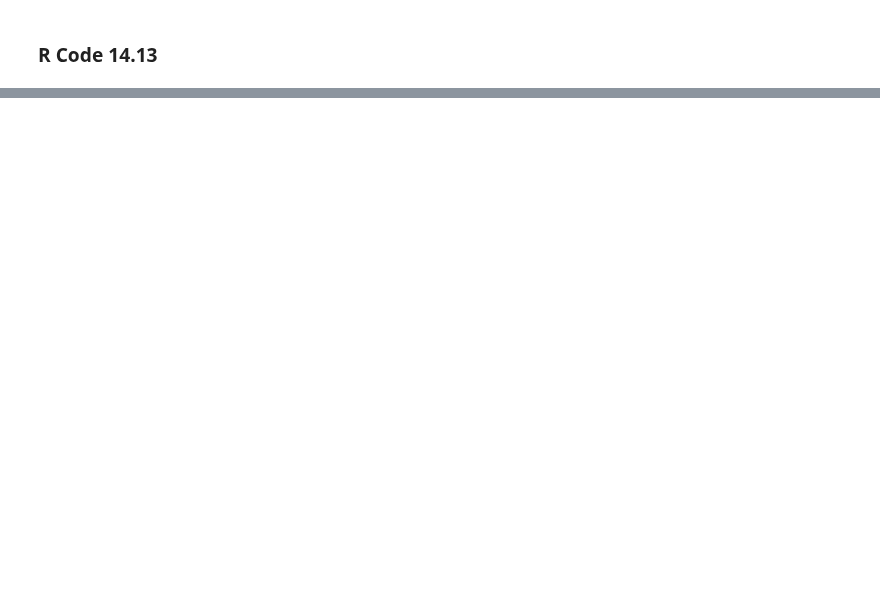
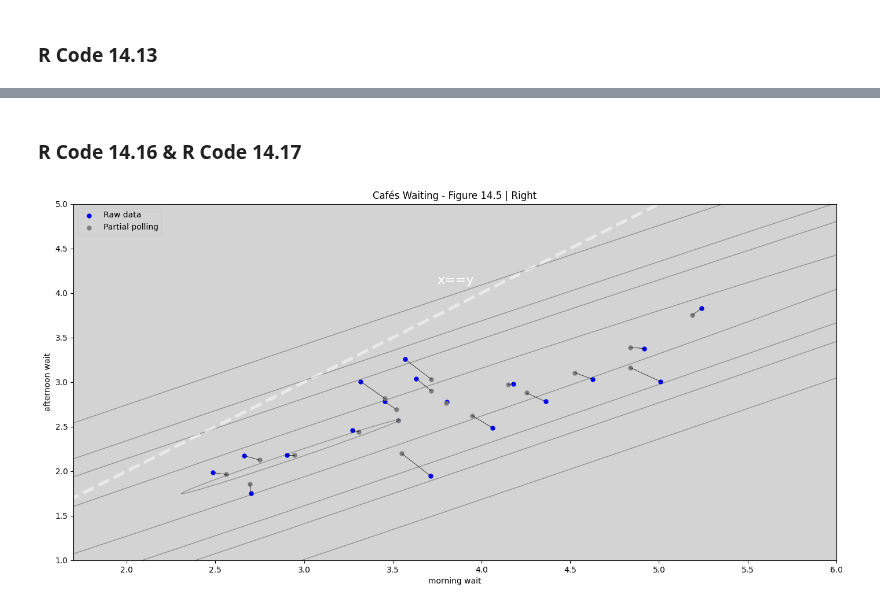
Before and after one commit to rodolphomacedo/statistical_rethinking_pt_BR, a Jupyter notebook: parte_14.ipynb, the cells around one changed output, grey strips where cells are left out. Drawn from its saved outputs; the diff is of its cells as text; code cells hidden in the pictures; blank space fills up the shorter version.

```diff
--- a/parte_14.ipynb
+++ b/parte_14.ipynb
@@ -637,0 +650,55 @@ plt.show()
+# %% [markdown]
+### R Code 14.16 & R Code 14.17
+# %%
+wait_morning_1 = (a1)
+wait_afternoon_1 = [sum(x) for x in zip(a1, b1)]
+wait_morning_2 = (a2)
+wait_afternoon_2 = [sum(x) for x in zip(a2, b2)]
+# %%
+# now shrinkage distribution by simulation
+
+v = np.random.multivariate_normal(mu ,post_Sigma, 1000)
+v[:, 1] = [sum(x) for x in v]  # calculation afternoon wait
+Sigma_est2 = np.cov(v[:, 0], v[:, 1])
+
+mu_est2 = [0, 0]  # Empty vector mu
+mu_est2[0] = mu[0]
+mu_est2[1] = mu[0] + mu[1]
+# %%
+fig, ax_nstd = plt.subplots(figsize=(17, 8))
+
+scale = 5, 5
+#level = [0.1, 0.3, 0.5, 0.8, 0.99]
+level = [0.1, 0.69, 1.5, 2.0, 3.0]
+
+dependency_nstd = Sigma_est2.tolist()
+x, y = get_correlated_dataset(500, dependency_nstd, mu_est2, scale)
+
+ax_nstd.scatter(wait_morning_1, wait_afternoon_1, s=25, color='b')
+ax_nstd.scatter(wait_morning_2, wait_afternoon_2, s=25, facecolor='gray')
+
+ax_nstd.plot([wait_morning_1, wait_morning_2],
+             [wait_afternoon_1, wait_afternoon_2],
+             'k-', linewidth=0.5)
+
+for l in level:
+    confidence_ellipse(x, y, ax_nstd, n_std=l, edgecolor='black', alpha=0.3)
+
+ax_nstd.set_title('Cafés Waiting - Figure 14.5 | Right')
+ax_nstd.set_xlabel('morning wait')
+ax_nstd.set_ylabel('afternoon wait')
+
+ax_nstd.plot([0, 10], [0, 10], ls='--', color='white', alpha=0.5, linewidth=4)
+ax_nstd.text(3.75, 4.1, "x==y",color='white', fontsize=16)
+
+ax_nstd.set_xlim(1.7, 6)
+ax_nstd.set_ylim(1, 5)
+
+# ax_nstd.legend()
+ax_nstd.legend(['Raw data', 'Partial polling'])
+
+plt.plot(1,2, c='r')
+
+plt.show()
+# %% [output]
+[figure, added]
```
Also changed, not shown: parts of 20 cells of this notebook.
